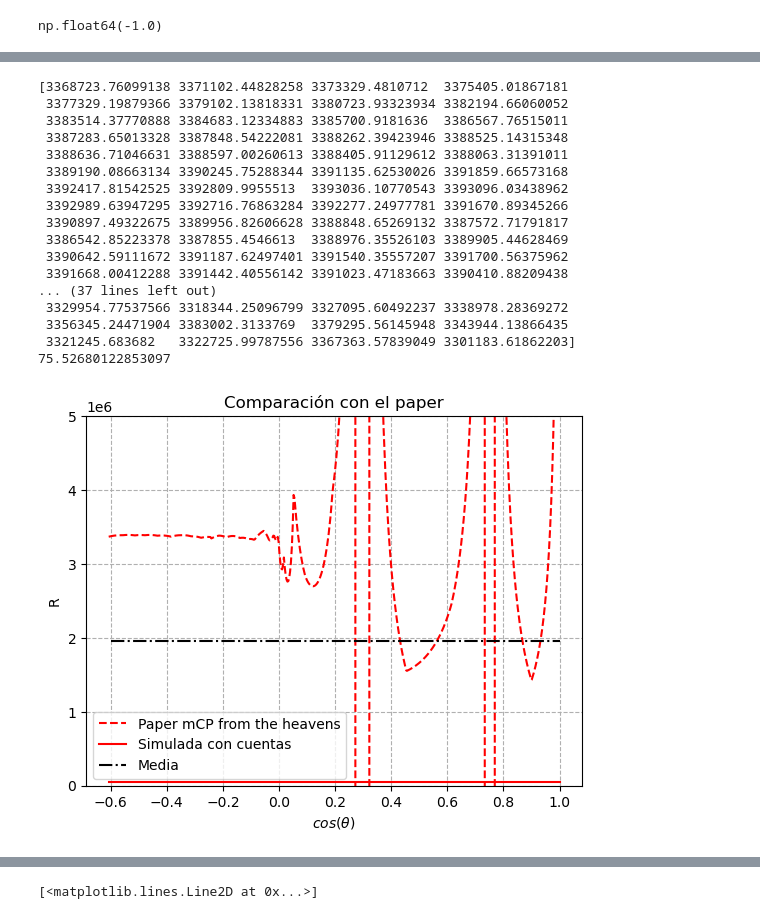
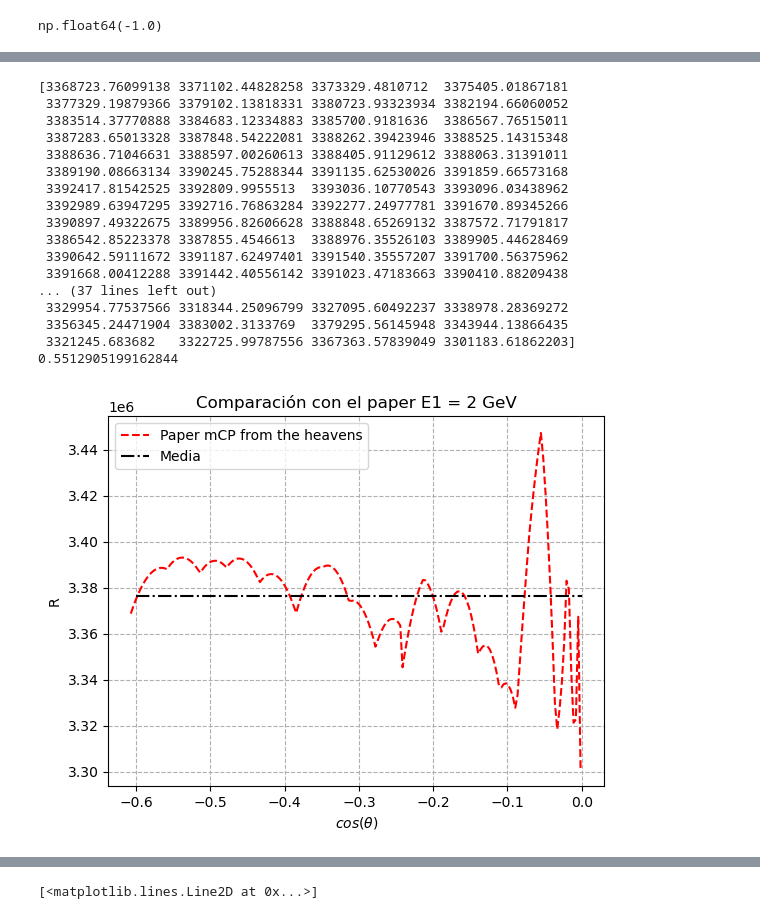
Before and after one commit to Lurishi/Doctorado-mCP, a Jupyter notebook: Mcp_gráficos_papers/Prueba_atenuacion.ipynb, the cells around one changed output, grey strips where cells are left out. Drawn from its saved outputs; the diff is of its cells as text; code cells hidden in the pictures.

```diff
--- a/Mcp_gráficos_papers/Prueba_atenuacion.ipynb
+++ b/Mcp_gráficos_papers/Prueba_atenuacion.ipynb
@@ -57,7 +57,7 @@ def R_average(eps, Ei, Ef, a=None, b=None):
         b = 4.64e-4 # [1/mwe]
 
     R = ((1/(eps**2))*(1/b))*np.log((1+(b/a)*Ei)/(1+(b/a)*Ef)) # [mwe]
-    R = R  # [m]
+    R = R*60 # [m]
     return R
 # %% [markdown]
 Dado que R está en mwe y queremos que esté en metros tenemos que hacer la conversión de esa distancia. En teoría y con los dedos podría dividir por la densidad de la roca estándar, pero no sé si alcanza con eso.
@@ -85,7 +85,7 @@ def P_arrival(eps, Ei, Ef, d, theta):
 
 Ef = 1 # GeV
 Ei = np.array([2,4.4,9.7,21.4,47.2])# GeV
-eps2 = np.array([1e-5,1e-4])
+eps2 = np.array([1e-6,1e-4])
 theta = np.linspace(-np.pi, 0, 1000)
 P_E0 = np.zeros((len(Ei), len(theta)))
 P_E1 = np.zeros((len(Ei), len(theta)))
@@ -126,4 +130,7 @@ prob2 = interpolate.interp1d(df_4_4_4[df_4_4_4.columns[0]], df_4_4_4[df_4_4_4.co
 prob3 = interpolate.interp1d(df_4_9_7[df_4_9_7.columns[0]], df_4_9_7[df_4_9_7.columns[1]], kind='linear', fill_value='extrapolate')
 prob4 = interpolate.interp1d(df_4_21_4[df_4_21_4.columns[0]], df_4_21_4[df_4_21_4.columns[1]], kind='linear', fill_value='extrapolate')
 prob5 = interpolate.interp1d(df_4_47_2[df_4_47_2.columns[0]], df_4_47_2[df_4_47_2.columns[1]], kind='linear', fill_value='extrapolate')
+# %%
+mask = cos <= 0
+mask1 = np.logical_and(prob1(cos) >= 0.1 , cos <= 0)
 # %%
@@ -188,37 +195,37 @@ plt.show()
 # %%
 D = D_overburden(d, theta) # Calculate overburden distance D
-mask = np.logical_and(prob1(cos)>0.1, cos<0)  # Create a mask for valid values
-plt.plot(cos[prob1(cos)>0.1], (np.log(prob1(cos)[prob1(cos)>0.1])/-D[prob1(cos)>0.1])**-1, label=rf'Paper mCP from the heavens',color = colors[0],linestyle='--')
 
-plt.plot(np.cos(theta)[prob1(cos)>0.1], (np.log(P_E1[0,:][prob1(cos)>0.1])/-D[prob1(cos)>0.1])**-1, label=rf'Simulada con cuentas',color = colors[0])
-plt.hlines(y = np.mean((np.log(prob1(cos)[prob1(cos)>0.1])/-D[prob1(cos)>0.1])**-1), xmin=-0.6, xmax=1, color='k', linestyle='-.', label='Media')
+plt.plot(cos[mask1], (np.log(prob1(cos)[mask1])/-D[mask1])**-1, label=rf'Paper mCP from the heavens',color = colors[0],linestyle='--')
+
+#plt.plot(np.cos(theta)[mask1], (np.log(P_E1[0,:][mask1])/-D[mask1])**-1, label=rf'Simulada con cuentas',color = colors[0])
+plt.hlines(y = np.mean((np.log(prob1(cos)[mask1])/-D[mask1])**-1), xmin=-0.6, xmax=0, color='k', linestyle='-.', label='Media')
 plt.grid(True, linestyle='--')
-plt.title('Comparación con el paper')
+plt.title('Comparación con el paper E1 = 2 GeV')
 plt.xlabel(f'$cos(\\theta)$')
 plt.ylabel('R')
-print((np.log(prob1(cos)[mask])/-D[mask])**-1)
-print((np.mean((np.log(prob1(cos)[mask])/-D[mask])**-1/(np.log(P_E1[0,:][mask])/-D[mask])**-1)))
-plt.ylim([0, 0.5e7])
+print((np.log(prob1(cos)[mask1])/-D[mask1])**-1)
+print((np.mean((np.log(prob1(cos)[mask1])/-D[mask1])**-1/(np.log(P_E1[0,:][mask1])/-D[mask1])**-1)))
+
 plt.legend()
 plt.show()
 # %% [output]
 [3368723.76099138 3371102.44828258 3373329.4810712  3375405.01867181
  3377329.19879366 3379102.13818331 3380723.93323934 3382194.66060052
  3383514.37770888 3384683.12334883 3385700.9181636  3386567.76515011
  3387283.65013328 3387848.54222081 3388262.39423946 3388525.14315348
  3388636.71046631 3388597.00260613 3388405.91129612 3388063.31391011
  3389190.08663134 3390245.75288344 3391135.62530026 3391859.66573168
  3392417.81542525 3392809.9955513  3393036.10770543 3393096.03438962
  3392989.63947295 3392716.76863284 3392277.24977781 3391670.89345266
  3390897.49322675 3389956.82606628 3388848.65269132 3387572.71791817
  3386542.85223378 3387855.4546613  3388976.35526103 3389905.44628469
  3390642.59111672 3391187.62497401 3391540.35557207 3391700.56375962
  3391668.00412288 3391442.40556142 3391023.47183663 3390410.88209438
 ... (37 lines left out)
  3329954.77537566 3318344.25096799 3327095.60492237 3338978.28369272
  3356345.24471904 3383002.3133769  3379295.56145948 3343944.13866435
  3321245.683682   3322725.99787556 3367363.57839049 3301183.61862203]
-75.52680122853097
+0.5512905199162844
-[figure, old version]
+[figure, new version]
 # %%
 D = D_overburden(d, theta) # Calculate overburden distance D
```
Also changed, not shown: parts of 8 cells of this notebook, 12 other files.
